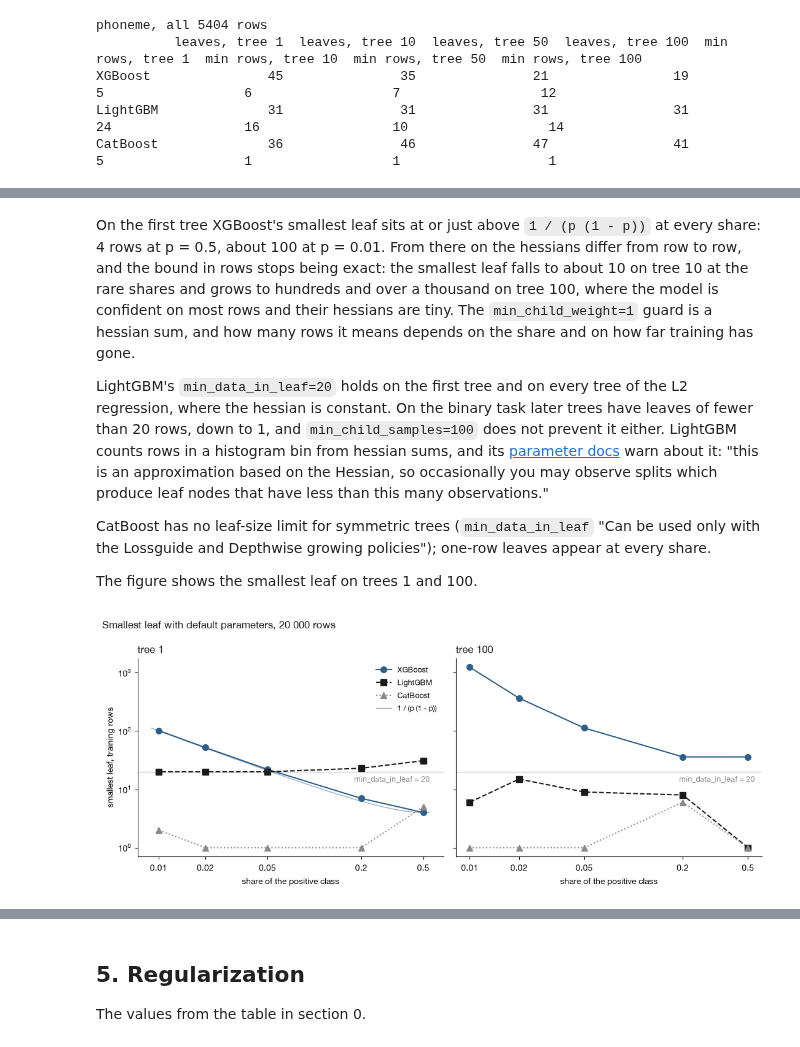
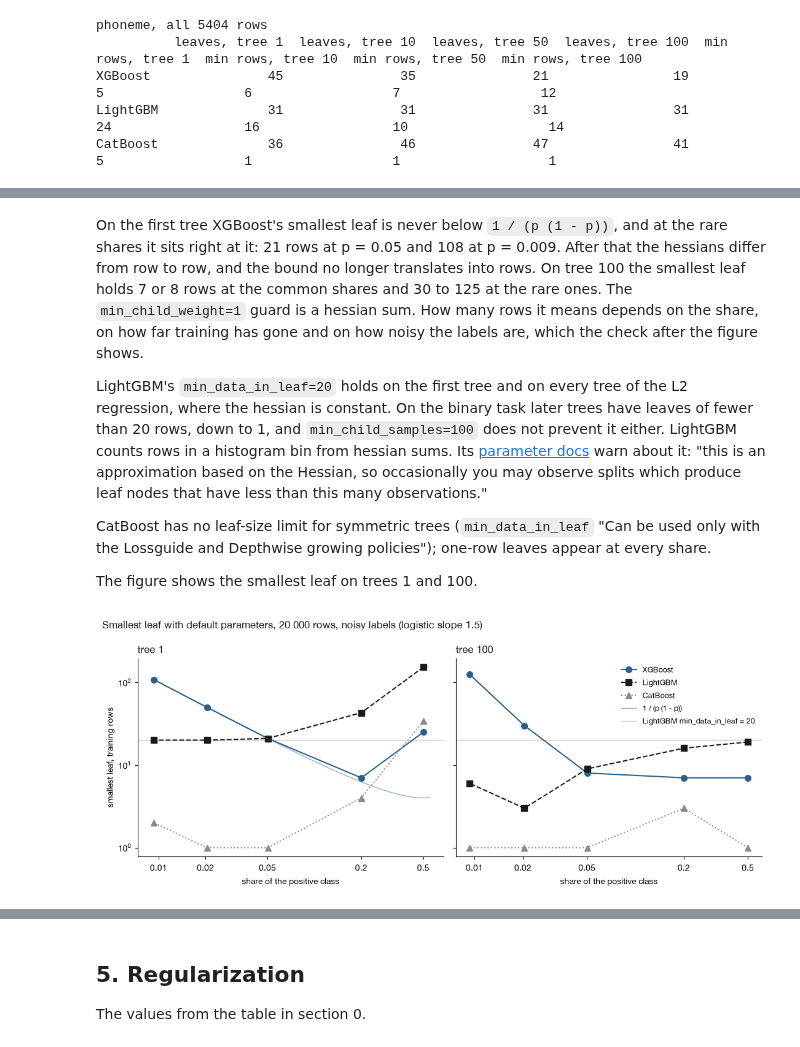
Before and after one commit to firefly1248/demo-notebooks, a Jupyter notebook: notebooks/gbdt/gbdt_defaults.ipynb, the cells around one changed output, grey strips where cells are left out. Saved outputs shown, nothing was run; the diff lists cells and outputs as text; code cells hidden in the pictures.

```diff
--- a/notebooks/gbdt/gbdt_defaults.ipynb
+++ b/notebooks/gbdt/gbdt_defaults.ipynb
@@ -482,9 +489,23 @@ probability `p`, the class share. A child then needs at least `1 / (p (1 - p))`
 # %%
 SHARES = (0.5, 0.2, 0.05, 0.02, 0.01)
+SIGNAL = 1.5
+
+
+def binary_data(share, signal, n=20_000):
+    """Labels from a logistic model on 5 of 10 normal features; the intercept puts the positive share
+    at `share`, and `signal` scales the slope: the smaller it is, the noisier the labels."""
+    rng = np.random.default_rng(SEED)
+    X = rng.normal(size=(n, 10))
+    z = signal * X[:, :5].sum(axis=1) / np.sqrt(5)
+    intercept = brentq(lambda b: expit(z + b).mean() - share, -30, 30)
+    p_true = expit(z + intercept)
+    y = (rng.random(n) < p_true).astype(int)
+    return X, y, roc_auc_score(y, p_true)
+
+
 leaf_rows = []
 for share in SHARES:
-    X_s, y_s = make_classification(20_000, 10, n_informative=5, n_redundant=0, weights=[1 - share],
-                                   flip_y=0, random_state=SEED)
+    X_s, y_s, _ = binary_data(share, SIGNAL)
     p = y_s.mean()
     models = {"XGBoost": xgb.XGBClassifier(), "LightGBM": lgb.LGBMClassifier(verbose=-1),
               "CatBoost": CatBoostClassifier(iterations=100, **QUIET)}
@@ -494,7 +515,7 @@ for share in SHARES:
         leaf_rows.append({"share": p, "1 / (p (1 - p))": 1 / (p * (1 - p)), "library": name, **tree_table(m.fit(X_s, y_s), X_s)})
 LEAF = pd.DataFrame(leaf_rows)
 
-X_l2, _ = make_classification(20_000, 10, n_informative=5, n_redundant=0, random_state=SEED)
+X_l2 = X_s
 y_l2 = 3 * X_l2[:, 0] + np.random.default_rng(SEED).normal(size=len(X_l2))
 l2 = tree_table(lgb.LGBMRegressor(verbose=-1).fit(X_l2, y_l2), X_l2)
 
@@ -522,17 +543,17 @@ LightGBM
 
 LightGBM, L2 regression, constant hessian: {'leaves, tree 1': 31, 'leaves, tree 10': 31, 'leaves, tree 50': 31, 'leaves, tree 100': 31, 'min rows, tree 1': np.int64(78), 'min rows, tree 10': np.int64( ...
 # %% [markdown]
-On the first tree XGBoost's smallest leaf sits at or just above `1 / (p (1 - p))` at every share: 4 rows at
-p = 0.5, about 100 at p = 0.01. From there on the hessians differ from row to row, and the bound in
-rows stops being exact: the smallest leaf falls to about 10 on tree 10 at the rare shares and grows
-to hundreds and over a thousand on tree 100, where the model is confident on most rows and their
-hessians are tiny. The `min_child_weight=1` guard is a hessian sum, and how many rows it means depends
-on the share and on how far training has gone.
+On the first tree XGBoost's smallest leaf is never below `1 / (p (1 - p))`, and at the rare shares
+it sits right at it: 21 rows at p = 0.05 and 108 at p = 0.009. After that the hessians differ from row
+to row, and the bound no longer translates into rows. On tree 100 the smallest leaf holds 7 or 8 rows
+at the common shares and 30 to 125 at the rare ones. The `min_child_weight=1` guard is a hessian sum.
+How many rows it means depends on the share, on how far training has gone and on how noisy the labels
+are, which the check after the figure shows.
 
 LightGBM's `min_data_in_leaf=20` holds on the first tree and on every tree of the L2 regression, where
 the hessian is constant. On the binary task later trees have leaves of fewer than 20 rows, down to 1,
 and `min_child_samples=100` does not prevent it either. LightGBM counts rows in a histogram bin from
-hessian sums, and its [parameter docs](https://lightgbm.readthedocs.io/en/v4.7.0/Parameters.html#min_data_in_leaf)
+hessian sums. Its [parameter docs](https://lightgbm.readthedocs.io/en/v4.7.0/Parameters.html#min_data_in_leaf)
 warn about it: "this is an approximation based on the Hessian, so occasionally you may observe splits
 which produce leaf nodes that have less than this many observations."
 
@@ -543,27 +564,27 @@ The figure shows the smallest leaf on trees 1 and 100.
 # %%
 fig, axes = plt.subplots(1, 2, figsize=(11, 4.6), sharey=True)
 STYLE = {"XGBoost": (BLUE, "o", "-"), "LightGBM": (INK, "s", "--"), "CatBoost": (GREY, "^", ":")}
 for ax, tree in zip(axes, (1, 100)):
     for name, (color, marker, ls) in STYLE.items():
         g = LEAF[LEAF.library == name]
         ax.plot(g.share, g[f"min rows, tree {tree}"], color=color, marker=marker, ls=ls, lw=1.5, ms=7, label=name)
     if tree == 1:
         grid = np.geomspace(0.009, 0.55, 100)
         ax.plot(grid, 1 / (grid * (1 - grid)), color=BLUE, lw=1, alpha=0.5, label="1 / (p (1 - p))")
-    ax.axhline(20, color="#cccccc", lw=1, zorder=0)
-    ax.text(0.55, 18, "min_data_in_leaf = 20", color=GREY, fontsize=9, ha="right", va="top")
+    ax.axhline(20, color="#cccccc", lw=1, zorder=0, label="LightGBM min_data_in_leaf = 20")
     ax.set_xscale("log")
     ax.set_yscale("log")
     ax.set_xticks(SHARES, [f"{s:g}" for s in SHARES])
     ax.minorticks_off()
     ax.set_xlabel("share of the positive class")
     ax.set_title(f"tree {tree}", loc="left", color=INK)
     ax.spines[["top", "right"]].set_visible(False)
 axes[0].set_ylabel("smallest leaf, training rows")
-axes[0].legend(frameon=False, fontsize=9)
-fig.suptitle("Smallest leaf with default parameters, 20 000 rows", x=0.01, ha="left", color=INK)
+axes[1].legend(*axes[0].get_legend_handles_labels(), frameon=False, fontsize=9, loc="upper right")
+fig.suptitle(f"Smallest leaf with default parameters, 20 000 rows, noisy labels (logistic slope {SIGNAL})",
+             x=0.01, ha="left", color=INK)
 fig.tight_layout()
 fig.savefig("gbdt_defaults_min_leaf.png", dpi=150, facecolor="white")
 plt.show()
 # %% [output]
-[figure, old version]
+[figure, new version]
```
Also changed, not shown: parts of 22 cells of this notebook, 4 other files.
